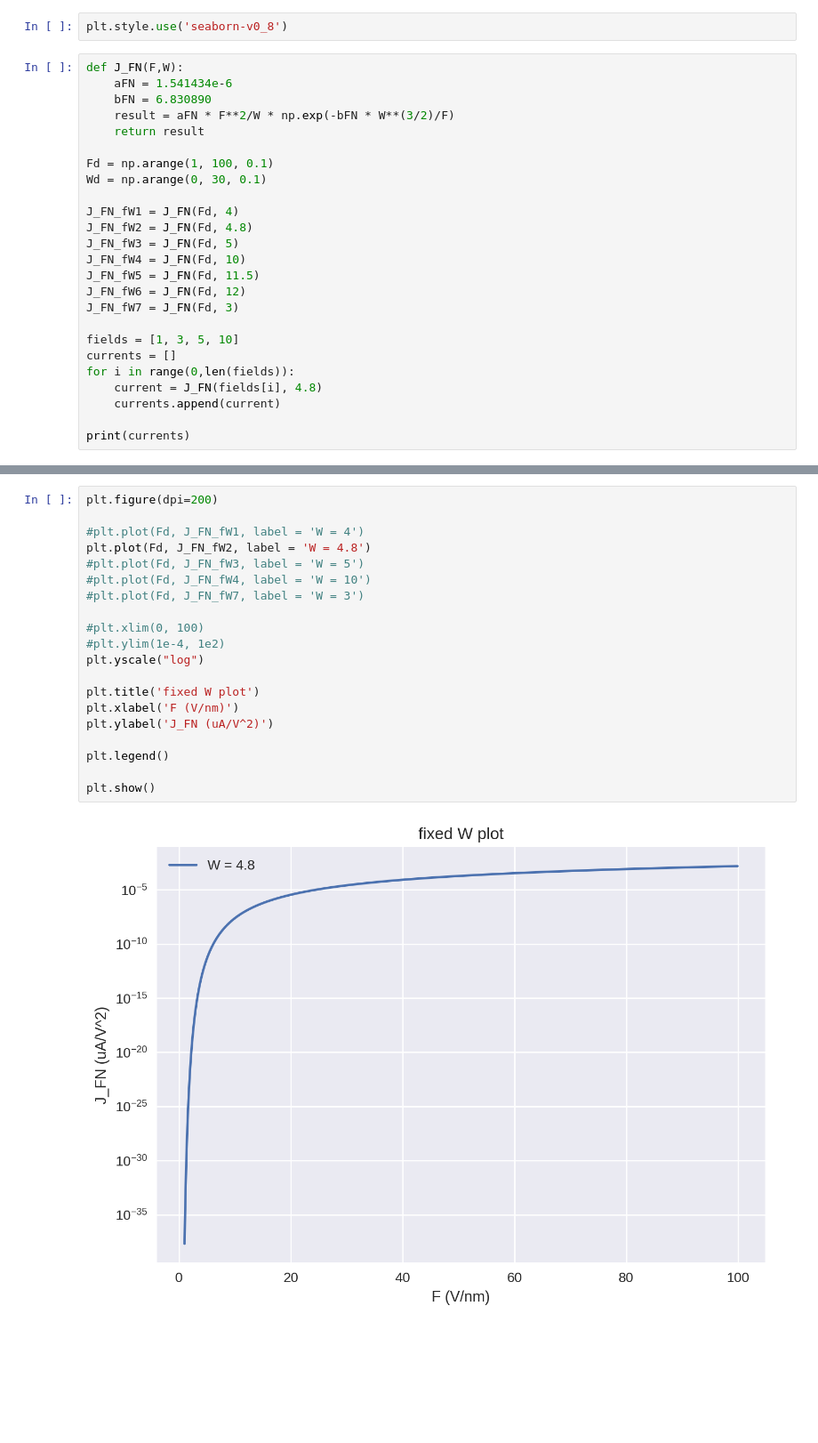
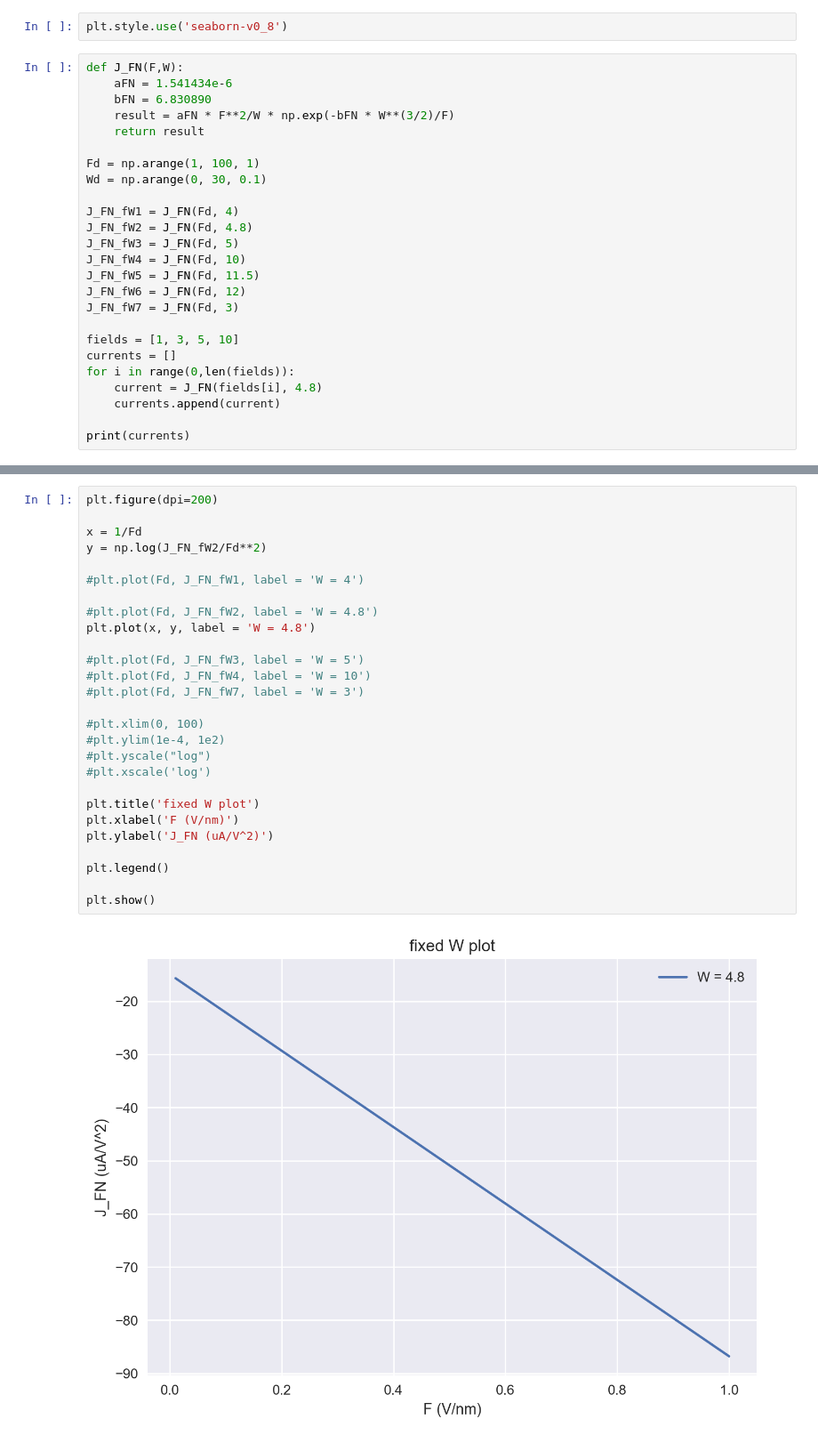
Before and after one commit to Kyatn/FEA-analysis, a Jupyter notebook: FN-currentForhighCurvatureTip.ipynb, the cells around one changed output, grey strips where cells are left out. Shown: that part at 89% size. Saved outputs shown, nothing was run; the diff lists cells and outputs as text; blank space fills up the shorter version.

```diff
--- a/FN-currentForhighCurvatureTip.ipynb
+++ b/FN-currentForhighCurvatureTip.ipynb
@@ -112,7 +162,7 @@ def J_FN(F,W):
     result = aFN * F**2/W * np.exp(-bFN * W**(3/2)/F)
     return result
 
-Fd = np.arange(1, 100, 0.1)
+Fd = np.arange(1, 100, 1)
 Wd = np.arange(0, 30, 0.1)
 
 J_FN_fW1 = J_FN(Fd, 4)
@@ -135,25 +185,32 @@ print(currents)
 # %%
 plt.figure(dpi=200)
 
+x = 1/Fd
+y = np.log(J_FN_fW2/Fd**2)
+
 #plt.plot(Fd, J_FN_fW1, label = 'W = 4')
-plt.plot(Fd, J_FN_fW2, label = 'W = 4.8')
+
+#plt.plot(Fd, J_FN_fW2, label = 'W = 4.8')
+plt.plot(x, y, label = 'W = 4.8')
+
 #plt.plot(Fd, J_FN_fW3, label = 'W = 5')
 #plt.plot(Fd, J_FN_fW4, label = 'W = 10')
 #plt.plot(Fd, J_FN_fW7, label = 'W = 3')
 
 #plt.xlim(0, 100)
 #plt.ylim(1e-4, 1e2)
-plt.yscale("log")
+#plt.yscale("log")
+#plt.xscale('log')
 
 plt.title('fixed W plot')
 plt.xlabel('F (V/nm)')
 plt.ylabel('J_FN (uA/V^2)')
 
 plt.legend()
 
 plt.show()
 # %% [output]
-[figure, old version]
+[figure, new version]
 # %%
 plt.figure(dpi=200)
 
```
Also changed, not shown: parts of 7 cells of this notebook, 2 other files.
